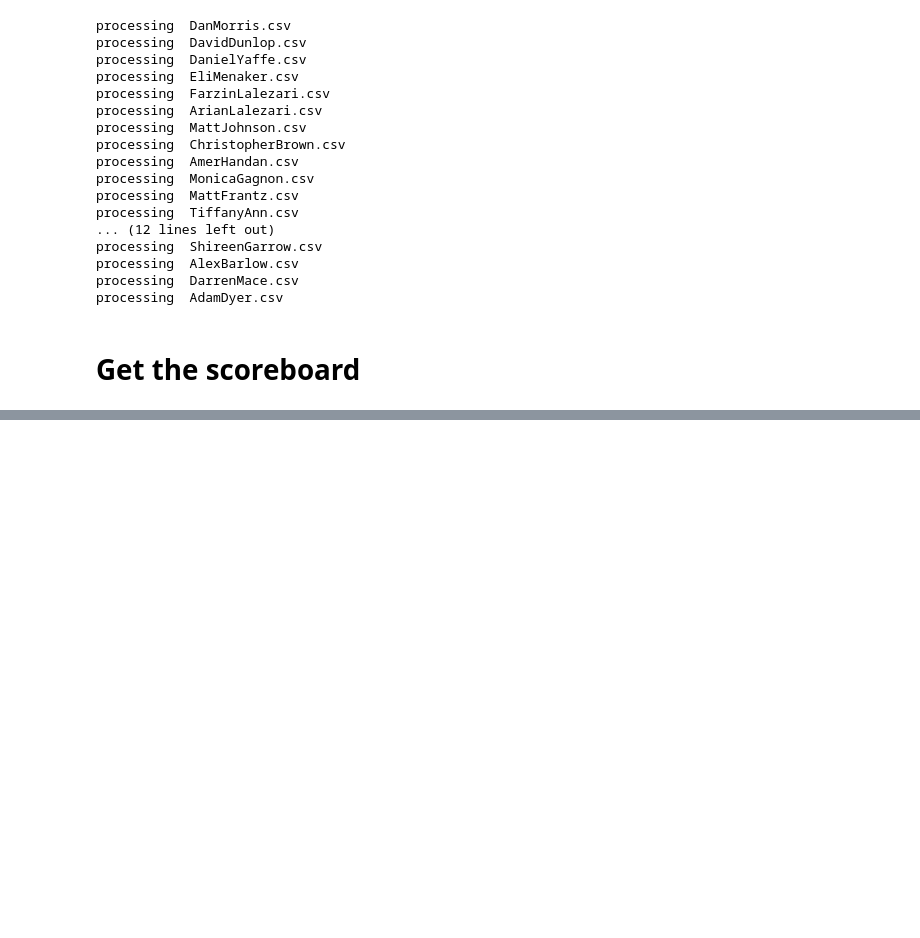
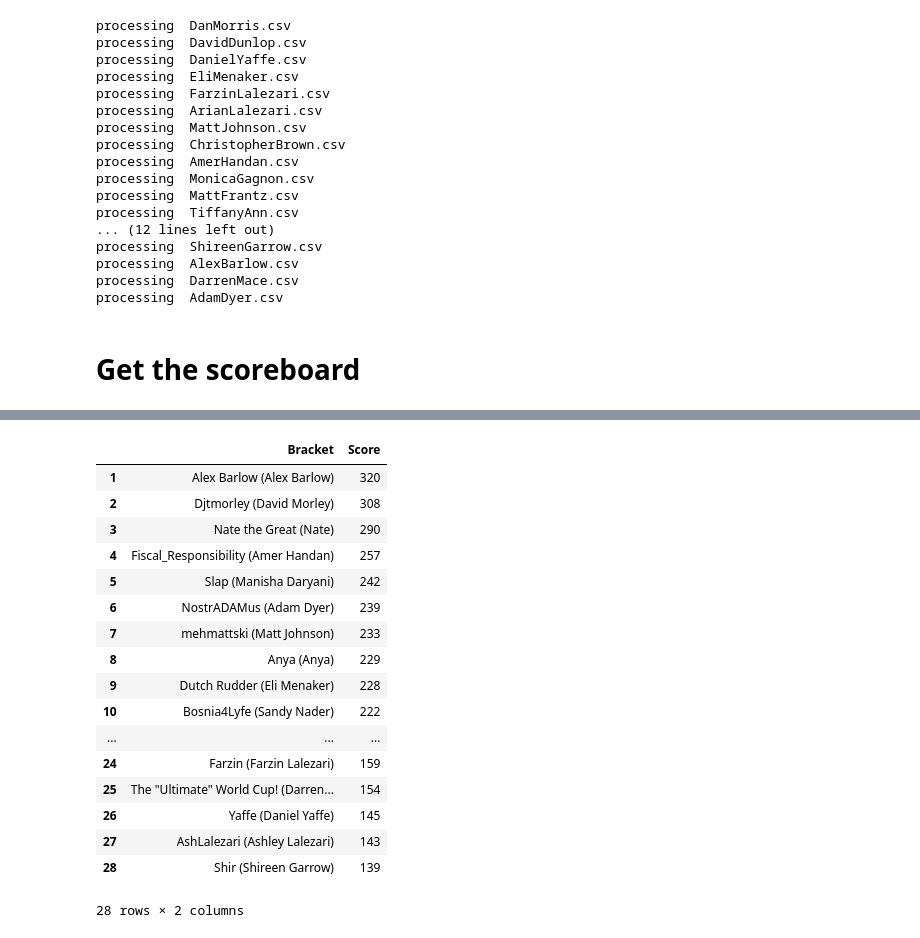
Before and after one commit to amanahuja/WorldCup, a Jupyter notebook: ScoreBoard.ipynb, the cells around one changed output, grey strips where cells are left out. Saved outputs shown, nothing was run; the diff lists cells and outputs as text; code cells hidden in the pictures; blank space fills up the shorter version.

```diff
--- a/ScoreBoard.ipynb
+++ b/ScoreBoard.ipynb
@@ -73,5 +73,26 @@ AshLalezari (Ashley Lalezari) : 39
 # %%
 import pandas as pd
+# %%
+pd.DataFrame(scorelist, columns = ['Bracket', 'Score'], index=range(1, len(scorelist)+1))
+# %% [output]
+|  | Bracket | Score |
+| 1 | Alex Barlow (Alex Barlow) | 320 |
+| 2 | Djtmorley (David Morley) | 308 |
+| 3 | Nate the Great (Nate) | 290 |
+| 4 | Fiscal_Responsibility (Amer Handan) | 257 |
+| 5 | Slap (Manisha Daryani) | 242 |
+| 6 | NostrADAMus (Adam Dyer) | 239 |
+| 7 | mehmattski (Matt Johnson) | 233 |
+| 8 | Anya (Anya) | 229 |
+| 9 | Dutch Rudder (Eli Menaker) | 228 |
+| 10 | Bosnia4Lyfe (Sandy Nader) | 222 |
+| ... | ... | ... |
+| 24 | Farzin (Farzin Lalezari) | 159 |
+| 25 | The "Ultimate" World Cup! (Darren... | 154 |
+| 26 | Yaffe (Daniel Yaffe) | 145 |
+| 27 | AshLalezari (Ashley Lalezari) | 143 |
+| 28 | Shir (Shireen Garrow) | 139 |
+28 rows × 2 columns
 # %%
 s = pd.Series(list(all_scores.viewvalues()))
 # %%
```
Also changed, not shown: parts of 9 cells of this notebook, 1 other file.
